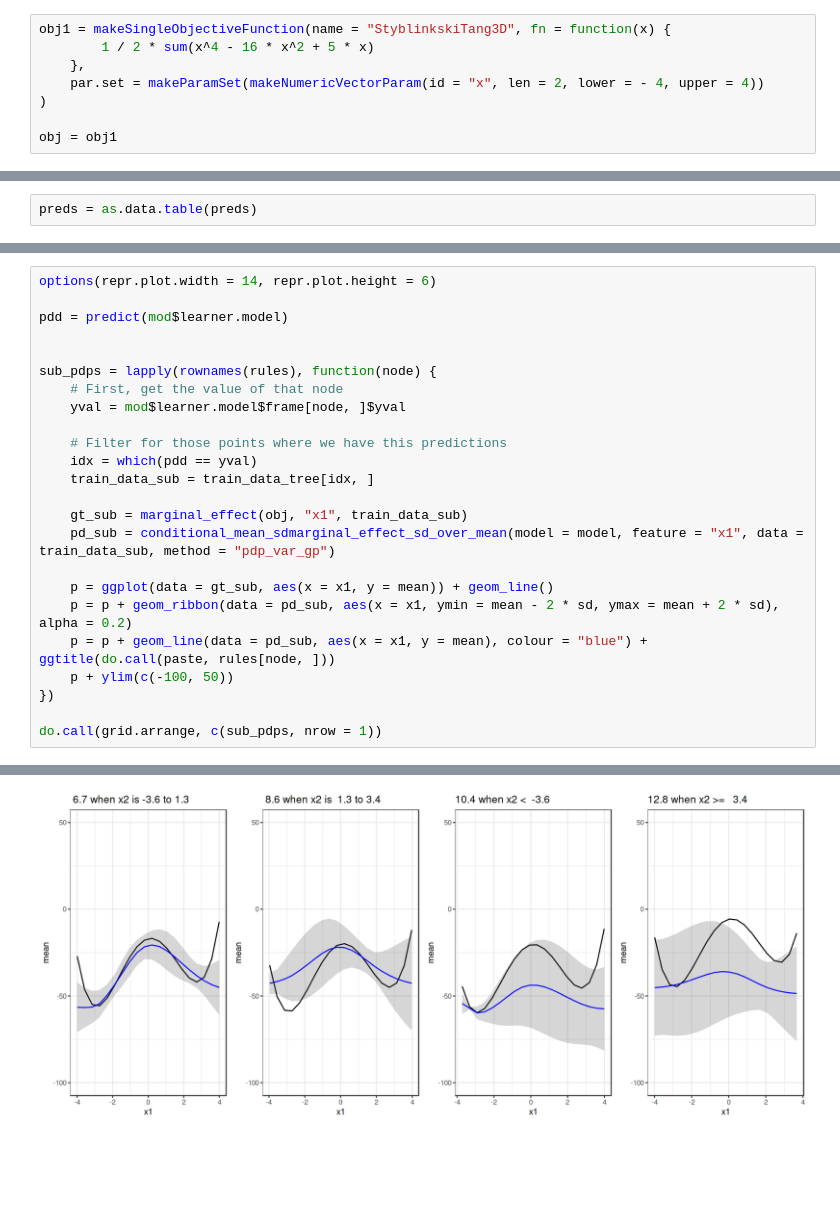
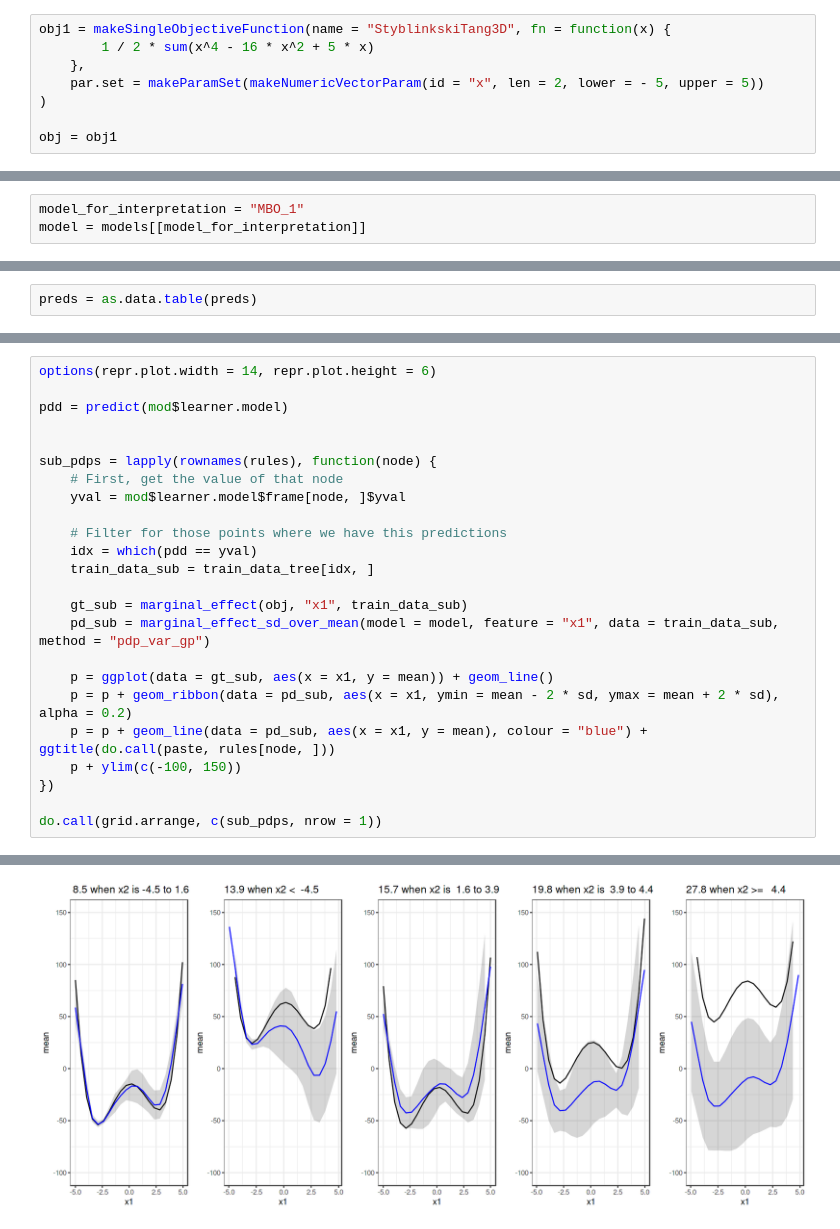
Before and after one commit to slds-lmu/paper_2021_xautoml, a Jupyter notebook: notebooks/synthetic_functions_hypotheses.ipynb, the cells around one changed output, grey strips where cells are left out. Drawn from its saved outputs; the diff is of its cells as text; blank space fills up the shorter version.

```diff
--- a/notebooks/synthetic_functions_hypotheses.ipynb
+++ b/notebooks/synthetic_functions_hypotheses.ipynb
@@ -51,7 +55,7 @@ We optimize the 3D StyblinkskiTang function.
 obj1 = makeSingleObjectiveFunction(name = "StyblinkskiTang3D", fn = function(x) {
         1 / 2 * sum(x^4 - 16 * x^2 + 5 * x)
     },
-    par.set = makeParamSet(makeNumericVectorParam(id = "x", len = 2, lower = - 4, upper = 4))
+    par.set = makeParamSet(makeNumericVectorParam(id = "x", len = 2, lower = - 5, upper = 5))
 )
 
 obj = obj1
@@ -429,6 +491,9 @@ grid.arrange(p2, p1, ncol = 2)
 [figure]
 # %% [markdown]
 ### Question 4: What Can We Do Against It?
+# %%
+model_for_interpretation = "MBO_1"
+model = models[[model_for_interpretation]]
 # %%
 # We now fit a tree to the se of the model to extract regions with low uncertainty
 train_data_tree = generateDesign(n = 1000, par.set = ps, fun = lhs::randomLHS)
@@ -505,12 +576,12 @@ sub_pdps = lapply(rownames(rules), function(node) {
     train_data_sub = train_data_tree[idx, ]
 
     gt_sub = marginal_effect(obj, "x1", train_data_sub)
-    pd_sub = conditional_mean_sdmarginal_effect_sd_over_mean(model = model, feature = "x1", data = train_data_sub, method = "pdp_var_gp")
+    pd_sub = marginal_effect_sd_over_mean(model = model, feature = "x1", data = train_data_sub, method = "pdp_var_gp")
 
     p = ggplot(data = gt_sub, aes(x = x1, y = mean)) + geom_line()
     p = p + geom_ribbon(data = pd_sub, aes(x = x1, ymin = mean - 2 * sd, ymax = mean + 2 * sd), alpha = 0.2)
     p = p + geom_line(data = pd_sub, aes(x = x1, y = mean), colour = "blue") + ggtitle(do.call(paste, rules[node, ]))
-    p + ylim(c(-100, 50))
+    p + ylim(c(-100, 150))
 })
 
 do.call(grid.arrange, c(sub_pdps, nrow = 1))
@@ -518 +593 @@ do.call(grid.arrange, c(sub_pdps, nrow = 1))
-[figure, old version]
+[figure, new version]
```
Also changed, not shown: parts of 25 cells of this notebook.
